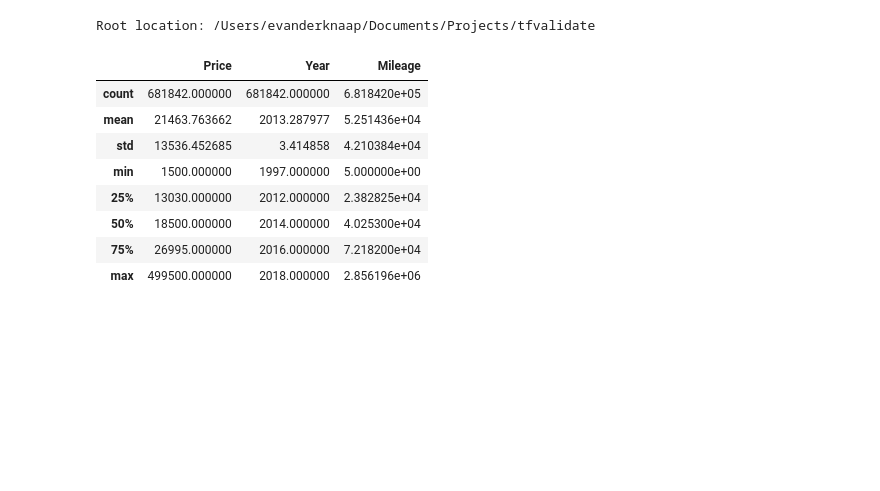
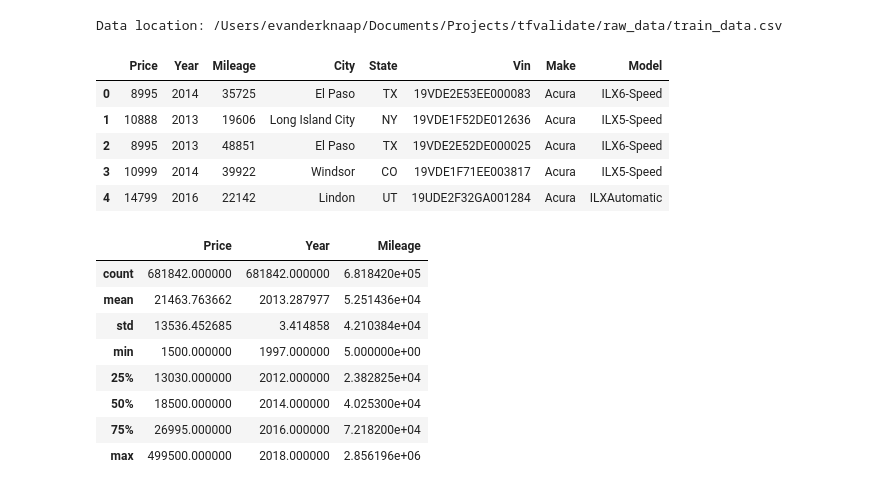
Before and after one commit to evanderknaap/tfvalidate, a Jupyter notebook: notebooks/Pandas.ipynb, the cells around one changed output. Cells and saved outputs as stored; diff of their text form; code cells hidden in the pictures; blank space fills up the shorter version.

```diff
--- a/notebooks/Pandas.ipynb
+++ b/notebooks/Pandas.ipynb
@@ -10,17 +9,23 @@ DATA_DIR = os.path.join(ROOT,'raw_data')
 DATA_PATH = os.path.join(DATA_DIR, 'train_data.csv')
 
 # Project root path on your machine
-print "Root location: {}".format(ROOT)
+print "Data location: {}".format(DATA_PATH)
 # %% [output]
-Root location: /Users/evanderknaap/Documents/Projects/tfvalidate
+Data location: /Users/evanderknaap/Documents/Projects/tfvalidate/raw_data/train_data.csv
 # %%
 # Lets load some train data into a dataframe
-df = pd.read_csv(DATA_PATH,
-                 names=['FirstPrice', 'ThisYear', 'Mileage','City','TheState','Vin','TheMake','Model'],skiprows=1,
-                 index_col=['TheMake','Model'])
+df = pd.read_csv(DATA_PATH)
+
 # Skip the original headers, add your own, and make a multi-hierarchal index.
 
 df.head(5)
+# %% [output]
+|  | Price | Year | Mileage | City | State | Vin | Make | Model |
+| 0 | 8995 | 2014 | 35725 | El Paso | TX | 19VDE2E53EE000083 | Acura | ILX6-Speed |
+| 1 | 10888 | 2013 | 19606 | Long Island City | NY | 19VDE1F52DE012636 | Acura | ILX5-Speed |
+| 2 | 8995 | 2013 | 48851 | El Paso | TX | 19VDE2E52DE000025 | Acura | ILX6-Speed |
+| 3 | 10999 | 2014 | 39922 | Windsor | CO | 19VDE1F71EE003817 | Acura | ILX5-Speed |
+| 4 | 14799 | 2016 | 22142 | Lindon | UT | 19UDE2F32GA001284 | Acura | ILXAutomatic |
 # %%
 df.describe()
 # %% [output]
```
Also changed, not shown: parts of 11 cells of this notebook.
